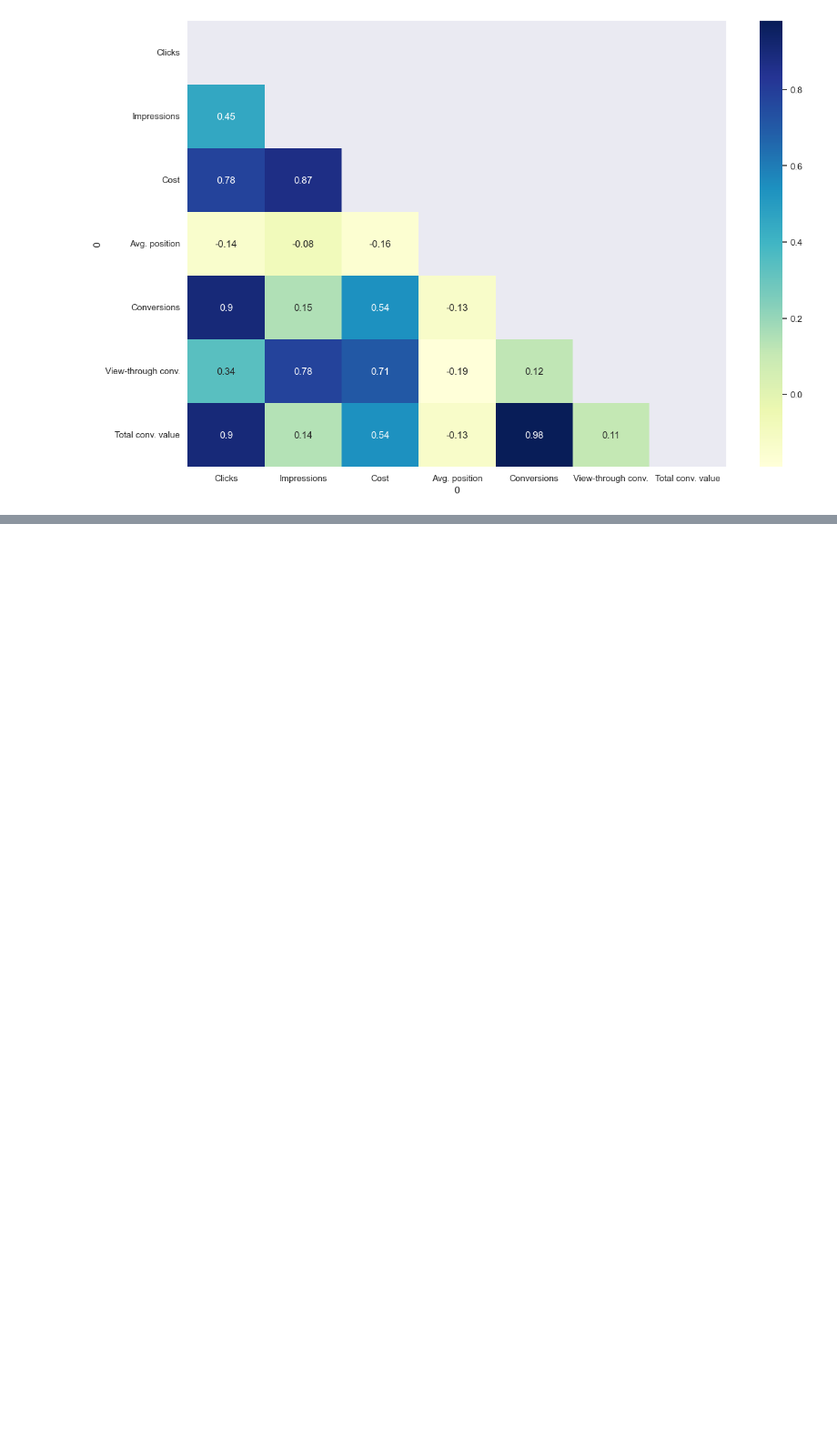
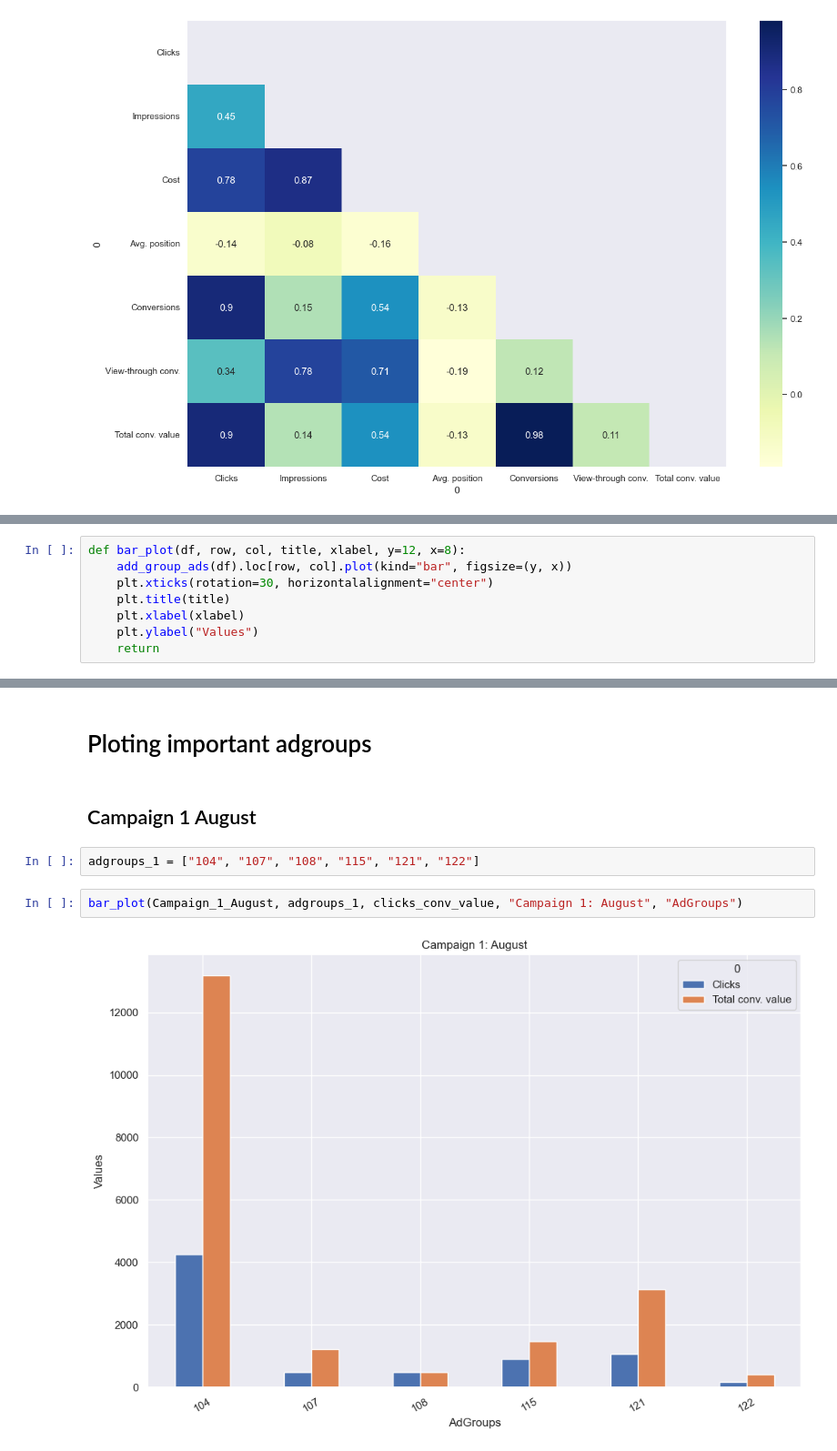
Before and after one commit to TsakalParis/Google-Ads-Analysis, a Jupyter notebook: Google Ads analysis.ipynb, the cells around one changed output, grey strips where cells are left out. Shown at 91% size. Cells and saved outputs as stored; diff of their text form; blank space fills up the shorter version.

```diff
--- a/Google Ads analysis.ipynb
+++ b/Google Ads analysis.ipynb
@@ -222,0 +207,8 @@ add_group_ads(Campaign_1_August)
+# %%
+def bar_plot(df, row, col, title, xlabel, y=12, x=8):
+    add_group_ads(df).loc[row, col].plot(kind="bar", figsize=(y, x))
+    plt.xticks(rotation=30, horizontalalignment="center")
+    plt.title(title)
+    plt.xlabel(xlabel)
+    plt.ylabel("Values")
+    return
@@ -232,0 +229,10 @@ Text(0, 0.5, 'Values')
+# %% [markdown]
+# Ploting important adgroups
+# %% [markdown]
+## Campaign 1 August
+# %%
+adgroups_1 = ["104", "107", "108", "115", "121", "122"]
+# %%
+bar_plot(Campaign_1_August, adgroups_1, clicks_conv_value, "Campaign 1: August", "AdGroups")
+# %% [output]
+[figure, added]
```
Also changed, not shown: parts of 36 cells of this notebook.
